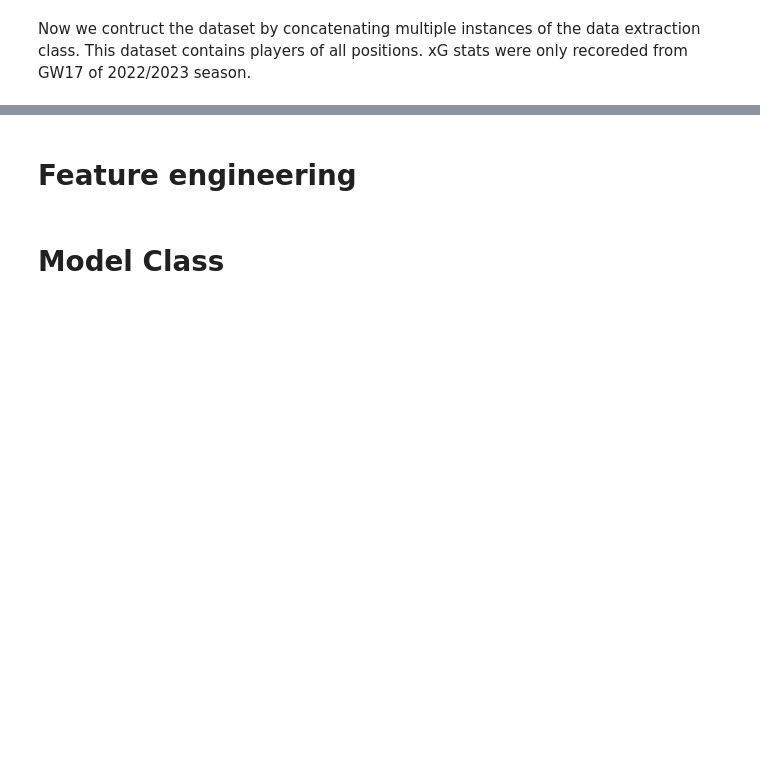
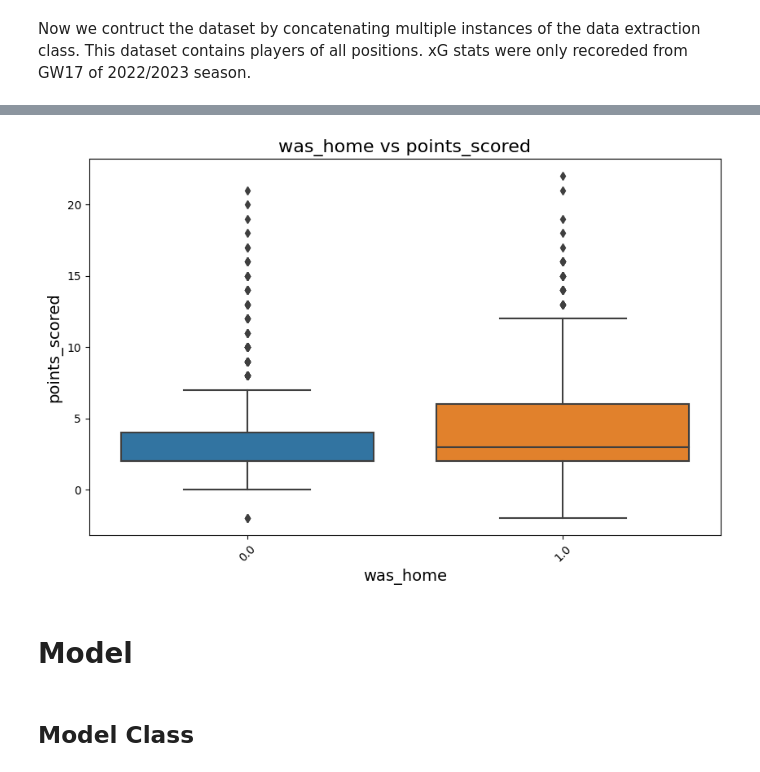
Before and after one commit to ofraley24/FPL, a Jupyter notebook: xfantasy.ipynb, the cells around one changed output, grey strips where cells are left out. Cells and saved outputs as stored; diff of their text form; code cells hidden in the pictures; blank space fills up the shorter version.

```diff
--- a/xfantasy.ipynb
+++ b/xfantasy.ipynb
@@ -198,0 +200,2 @@ ATT_FEATURES = ['value', 'minutes', 'transfers_balance', 'selected', 'team_defen
+# %%
+data['opponent_xG_ratio'] = (data['opponent_defence']/data['opponent_attack'])-1
@@ -216,3 +289,9 @@ fwd_data = position_dataset('FWD', data)
+# %%
+plot_home_vs_points(mid_data, 'was_home', 'points_scored')
+# %% [output]
+[figure, added]
+# %% [markdown]
+# Model
 # %%
 from sklearn.decomposition import PCA
 from sklearn.base import BaseEstimator, TransformerMixin
@@ -237,5 +316,3 @@ class MyPCA(BaseEstimator, TransformerMixin):
         if self.scaler is not None:
             X = self.scaler.fit_transform(X)
         return self.pca.fit_transform(X)
-# %% [markdown]
-# Feature engineering
@@ -253,5 +319,5 @@ def pred_position_dataset(position, data):
 # %% [markdown]
-# Model Class
+## Model Class
 # %%
 from sklearn.model_selection import train_test_split, cross_val_score,GridSearchCV
 from sklearn import metrics
```
Also changed, not shown: parts of 77 cells of this notebook.
